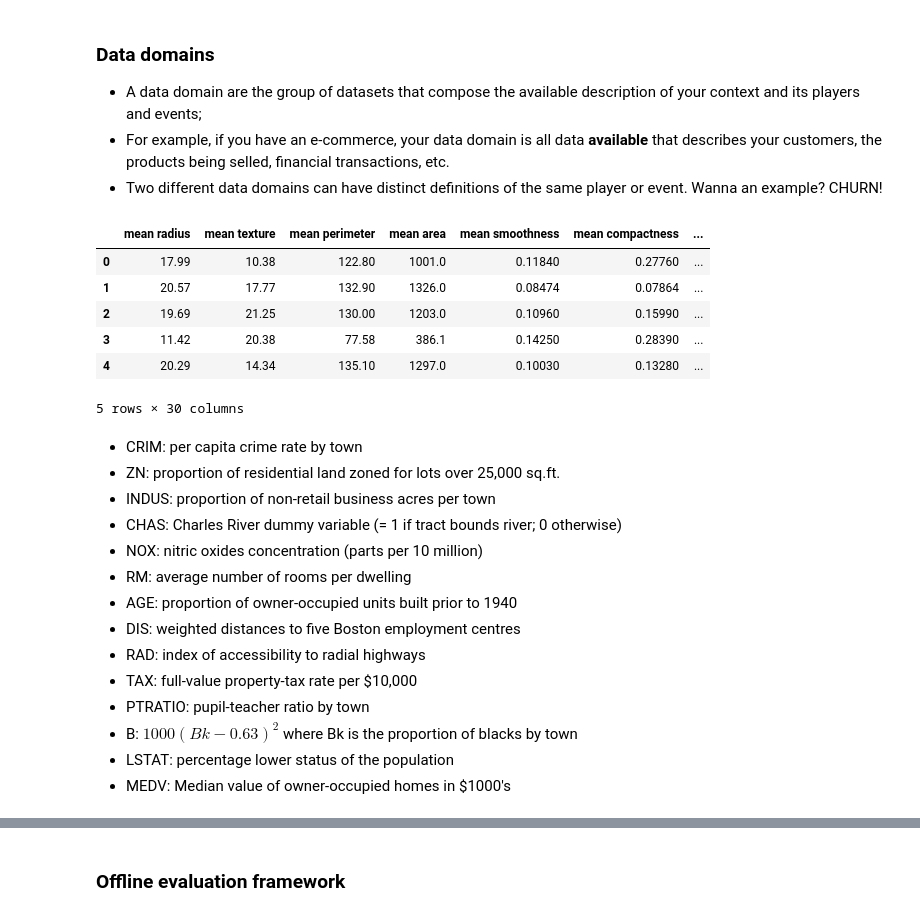
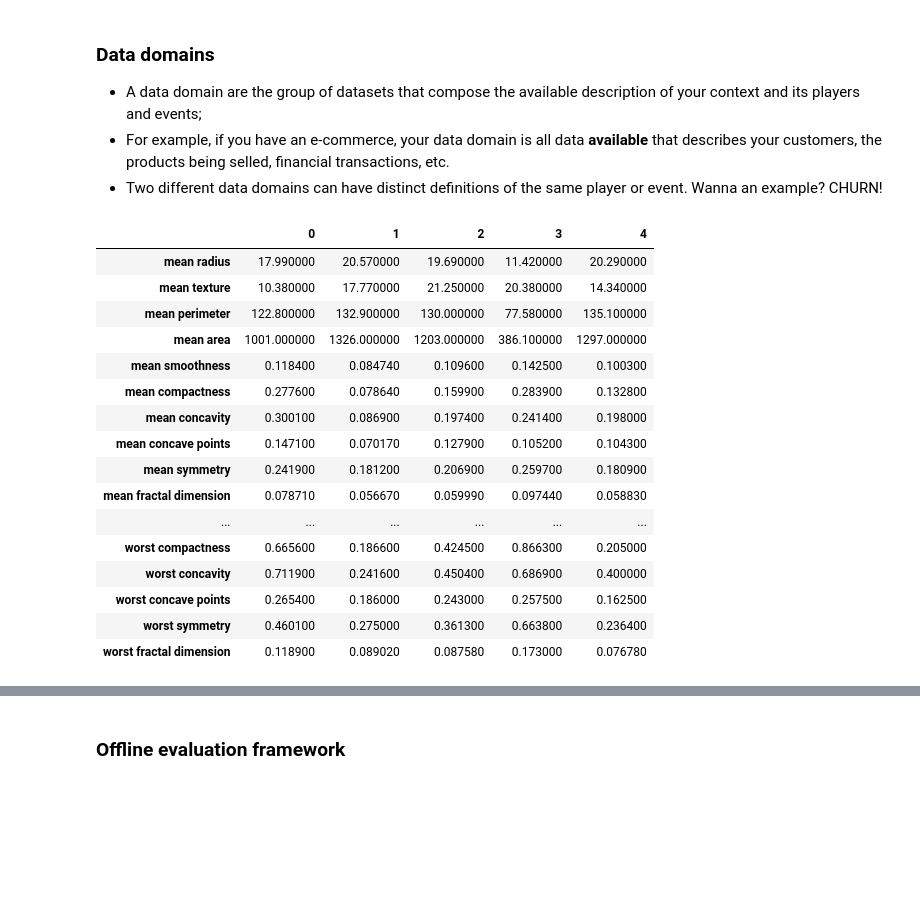
Before and after one commit to wespatrocinio/devweek_2017, a Jupyter notebook: notebooks/machine_learning.ipynb, the cells around one changed output, grey strips where cells are left out. Drawn from its saved outputs; the diff is of its cells as text; code cells hidden in the pictures; blank space fills up the shorter version.

```diff
--- a/notebooks/machine_learning.ipynb
+++ b/notebooks/machine_learning.ipynb
@@ -95,29 +95,24 @@ from sklearn import datasets
 # %%
 bc = datasets.load_breast_cancer()
 features = pd.DataFrame(bc.data, columns=bc.feature_names)
 targets = bc.target
 
-features.head()
+features.head().transpose()
 # %% [output]
-|  | mean radius | mean texture | mean perimeter | mean area | mean smoothness | mean compactness | ... |
-| 0 | 17.99 | 10.38 | 122.80 | 1001.0 | 0.11840 | 0.27760 | ... |
-| 1 | 20.57 | 17.77 | 132.90 | 1326.0 | 0.08474 | 0.07864 | ... |
-| 2 | 19.69 | 21.25 | 130.00 | 1203.0 | 0.10960 | 0.15990 | ... |
-| 3 | 11.42 | 20.38 | 77.58 | 386.1 | 0.14250 | 0.28390 | ... |
-| 4 | 20.29 | 14.34 | 135.10 | 1297.0 | 0.10030 | 0.13280 | ... |
+|  | 0 | 1 | 2 | 3 | 4 |
+| mean radius | 17.990000 | 20.570000 | 19.690000 | 11.420000 | 20.290000 |
+| mean texture | 10.380000 | 17.770000 | 21.250000 | 20.380000 | 14.340000 |
+| mean perimeter | 122.800000 | 132.900000 | 130.000000 | 77.580000 | 135.100000 |
+| mean area | 1001.000000 | 1326.000000 | 1203.000000 | 386.100000 | 1297.000000 |
+| mean smoothness | 0.118400 | 0.084740 | 0.109600 | 0.142500 | 0.100300 |
+| mean compactness | 0.277600 | 0.078640 | 0.159900 | 0.283900 | 0.132800 |
+| mean concavity | 0.300100 | 0.086900 | 0.197400 | 0.241400 | 0.198000 |
+| mean concave points | 0.147100 | 0.070170 | 0.127900 | 0.105200 | 0.104300 |
+| mean symmetry | 0.241900 | 0.181200 | 0.206900 | 0.259700 | 0.180900 |
+| mean fractal dimension | 0.078710 | 0.056670 | 0.059990 | 0.097440 | 0.058830 |
+| ... | ... | ... | ... | ... | ... |
+| worst compactness | 0.665600 | 0.186600 | 0.424500 | 0.866300 | 0.205000 |
+| worst concavity | 0.711900 | 0.241600 | 0.450400 | 0.686900 | 0.400000 |
+| worst concave points | 0.265400 | 0.186000 | 0.243000 | 0.257500 | 0.162500 |
+| worst symmetry | 0.460100 | 0.275000 | 0.361300 | 0.663800 | 0.236400 |
+| worst fractal dimension | 0.118900 | 0.089020 | 0.087580 | 0.173000 | 0.076780 |
-5 rows × 30 columns
-# %% [markdown]
-- CRIM: per capita crime rate by town
-- ZN: proportion of residential land zoned for lots over 25,000 sq.ft.
-- INDUS: proportion of non-retail business acres per town
-- CHAS: Charles River dummy variable (= 1 if tract bounds river; 0 otherwise)
-- NOX: nitric oxides concentration (parts per 10 million)
-- RM: average number of rooms per dwelling
-- AGE: proportion of owner-occupied units built prior to 1940
-- DIS: weighted distances to five Boston employment centres
-- RAD: index of accessibility to radial highways
-- TAX: full-value property-tax rate per \$10,000
-- PTRATIO: pupil-teacher ratio by town
-- B: $ 1000(Bk - 0.63)^2 $ where Bk is the proportion of blacks by town
-- LSTAT: percentage lower status of the population
-- MEDV: Median value of owner-occupied homes in \$1000's
```
Also changed, not shown: parts of 7 cells of this notebook.
